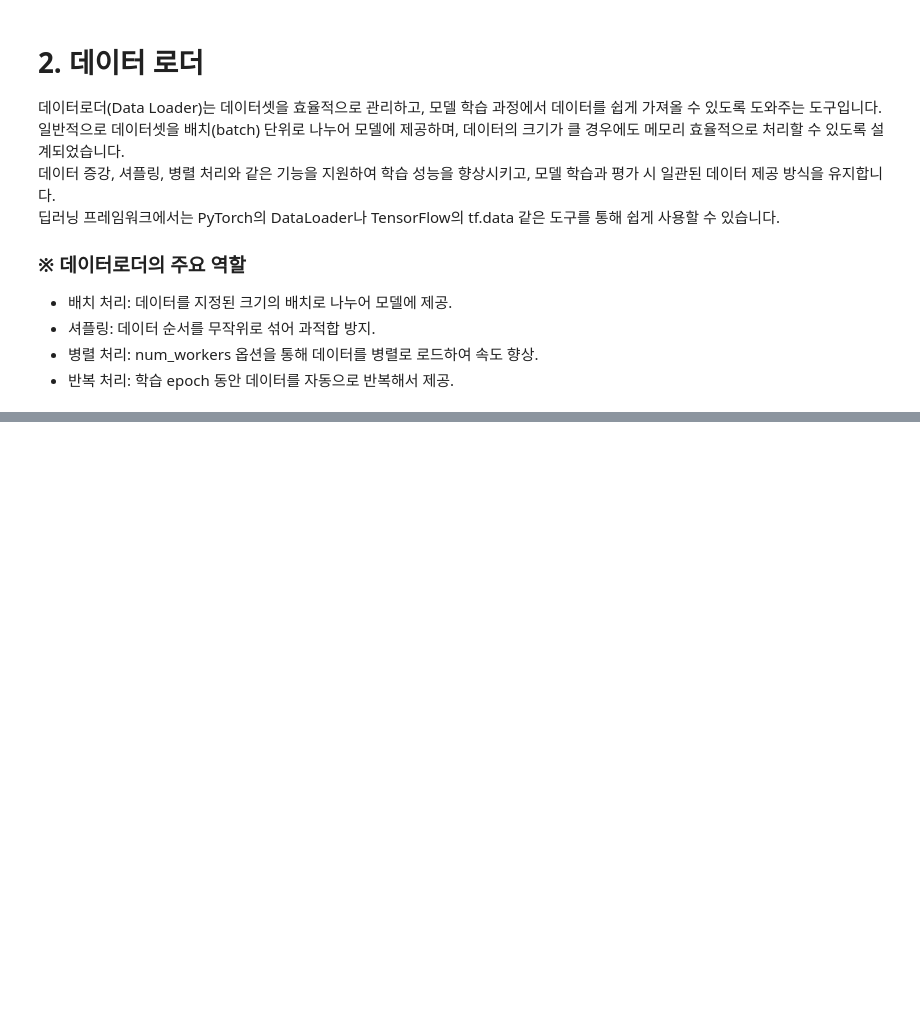
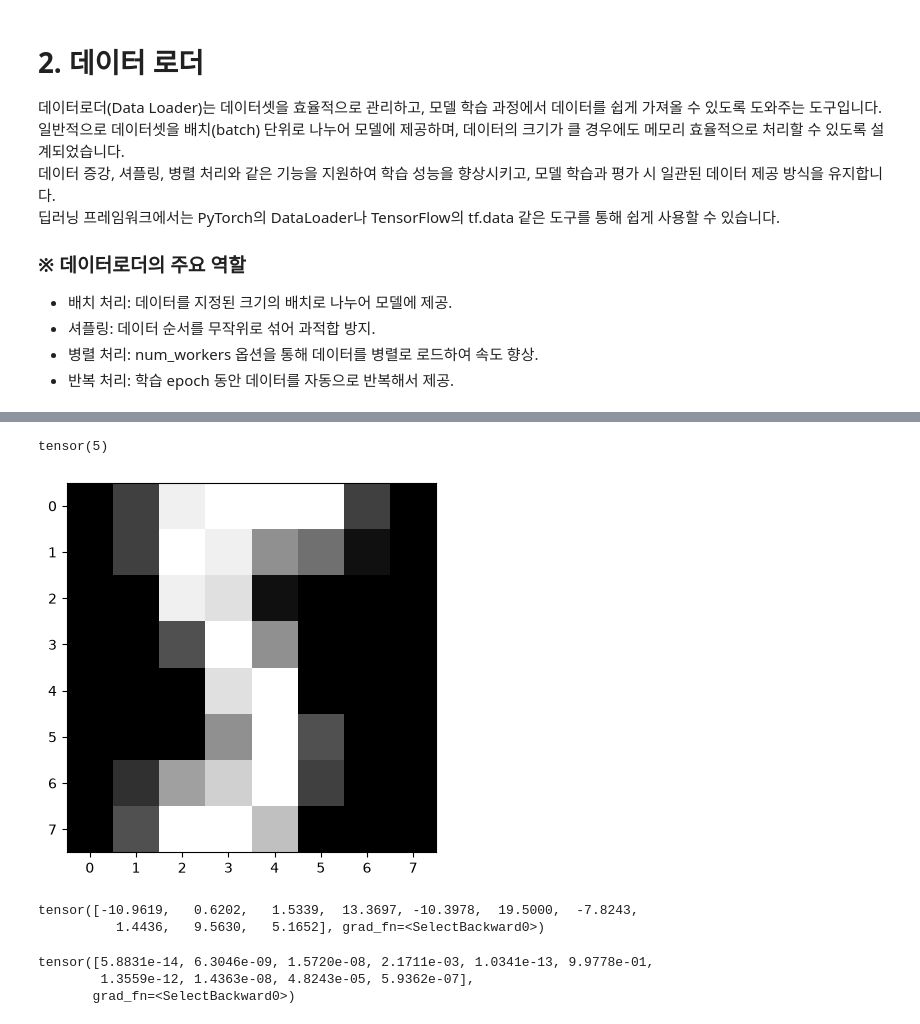
Before and after one commit to Shim-HyoungJoon/KDT, a Jupyter notebook: 10_MLDL/9_손 글씨 숫자 데이터셋.ipynb, the cells around one changed output, grey strips where cells are left out. Cells and saved outputs as stored; diff of their text form; code cells hidden in the pictures; blank space fills up the shorter version.

```diff
--- a/10_MLDL/9_손 글씨 숫자 데이터셋.ipynb
+++ b/10_MLDL/9_손 글씨 숫자 데이터셋.ipynb
@@ -105,0 +204,4 @@ for ax, img, label in zip(axes.flatten(), imgs, labels):
+# %%
+X_train, X_test, y_train, y_test = train_test_split(X_data, y_data, test_size=0.2, random_state=2026)
+print(x_train.shape, y_train.shape)
+print(x_test.shape, y_test.shape)
@@ -105,0 +332,19 @@ for ax, img, label in zip(axes.flatten(), imgs, labels):
+# %%
+plt.imshow(x_test[11].reshape((8, 8)), cmap='gray')
+print(y_test[11])
+# %% [output]
+tensor(5)
+[figure, added]
+# %%
+y_pred = model(x_test)
+y_pred[11]
+# %% [output]
+tensor([-10.9619,   0.6202,   1.5339,  13.3697, -10.3978,  19.5000,  -7.8243,
+          1.4436,   9.5630,   5.1652], grad_fn=<SelectBackward0>)
+# %%
+y_prob = nn.Softmax(1)(y_pred)
+y_prob[11]
+# %% [output]
+tensor([5.8831e-14, 6.3046e-09, 1.5720e-08, 2.1711e-03, 1.0341e-13, 9.9778e-01,
+        1.3559e-12, 1.4363e-08, 4.8243e-05, 5.9362e-07],
+       grad_fn=<SelectBackward0>)
```
Also changed, not shown: parts of 24 cells of this notebook, 10 other files.
